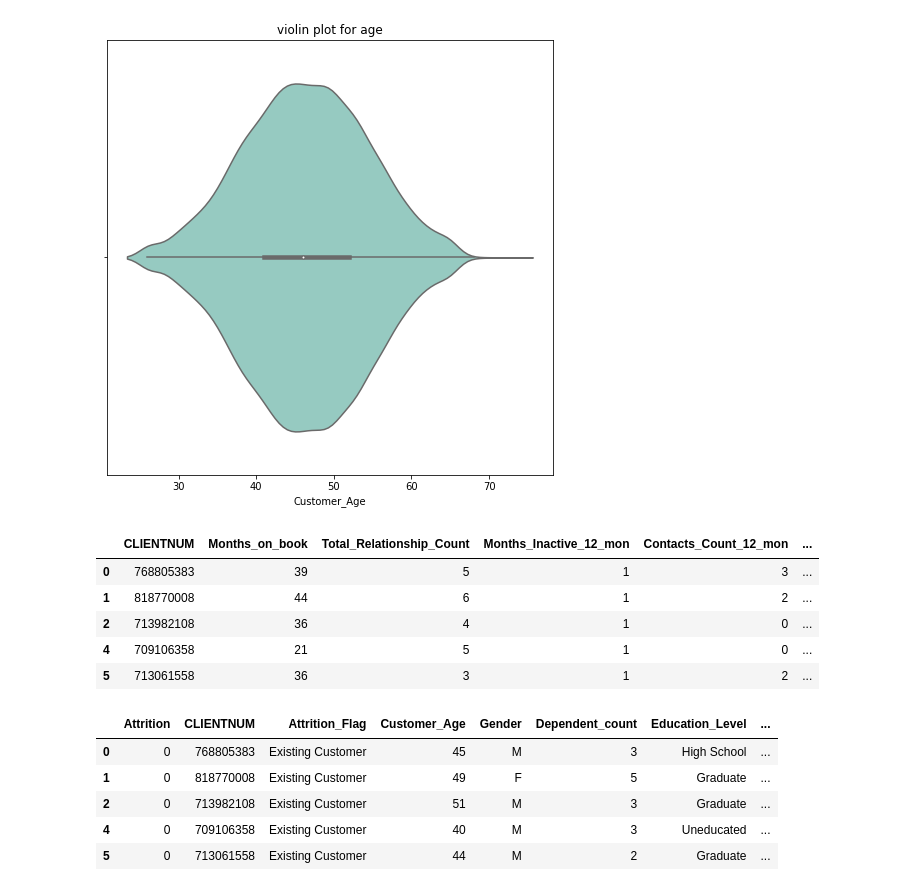
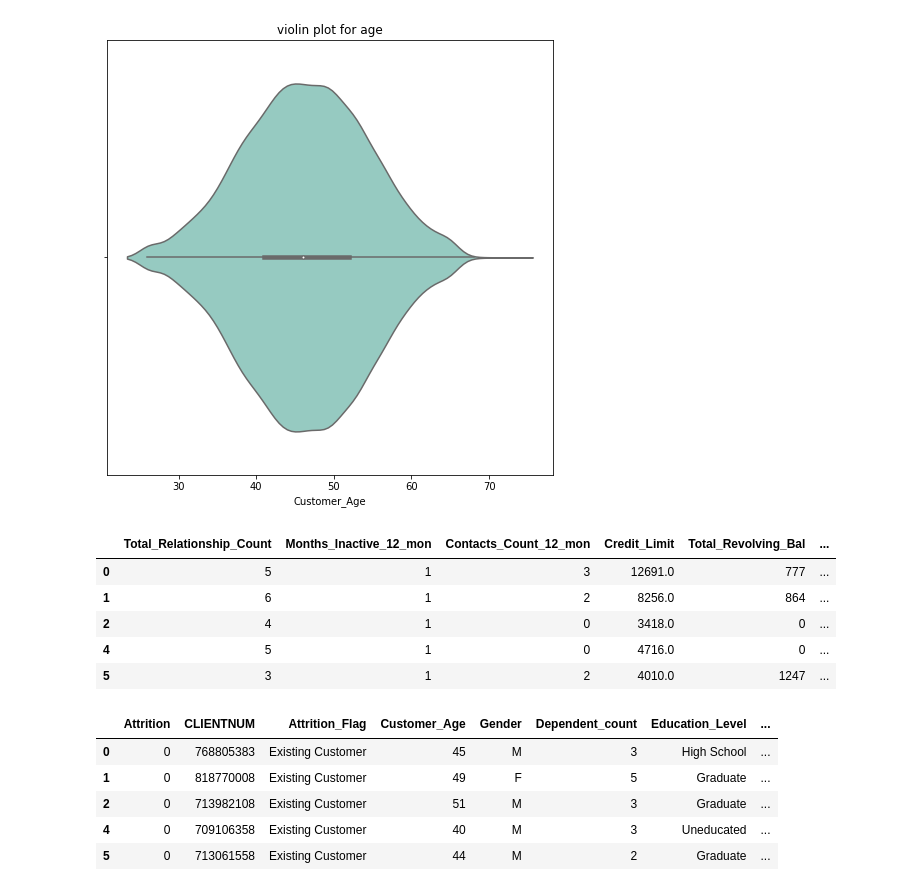
Before and after one commit to Ayomi-tech/Bank-Customers-and-Attrition., a Jupyter notebook: Bank_Churners.ipynb, the cells around one changed output. Cells and saved outputs as stored; diff of their text form; code cells hidden in the pictures.

```diff
--- a/Bank_Churners.ipynb
+++ b/Bank_Churners.ipynb
@@ -23,0 +74,5 @@ card.head()
+# %%
+# we drop the rows with 'Unknown' values for 'Marital_Status' & 'income category':
+card.drop(card[card['Education_Level'].str.contains('Unknown')].index, inplace=True)
+card.drop(card[card['Marital_Status'].str.contains('Unknown')].index, inplace=True)
+card.drop(card[card['Income_Category'].str.contains('Unknown')].index, inplace=True)
@@ -272,15 +332,15 @@ plt.show()
 # %% [output]
 [figure]
 # %%
-# lets take the numeric columns, and drop some of them:
+# lets take the numeric columns, and drop the variables that have the least correlation with attrition:
 num = card.select_dtypes(include=np.number)
-num= num.drop(num[['Attrition', 'Customer_Age', 'Dependent_count']], axis=1)
+num= num.drop(num[['CLIENTNUM','Attrition', 'Customer_Age', 'Dependent_count','Months_on_book', 'Avg_Open_To_Buy']], axis=1)
 num.head()
 # %% [output]
-|  | CLIENTNUM | Months_on_book | Total_Relationship_Count | Months_Inactive_12_mon | Contacts_Count_12_mon | ... |
-| 0 | 768805383 | 39 | 5 | 1 | 3 | ... |
-| 1 | 818770008 | 44 | 6 | 1 | 2 | ... |
-| 2 | 713982108 | 36 | 4 | 1 | 0 | ... |
-| 4 | 709106358 | 21 | 5 | 1 | 0 | ... |
-| 5 | 713061558 | 36 | 3 | 1 | 2 | ... |
+|  | Total_Relationship_Count | Months_Inactive_12_mon | Contacts_Count_12_mon | Credit_Limit | Total_Revolving_Bal | ... |
+| 0 | 5 | 1 | 3 | 12691.0 | 777 | ... |
+| 1 | 6 | 1 | 2 | 8256.0 | 864 | ... |
+| 2 | 4 | 1 | 0 | 3418.0 | 0 | ... |
+| 4 | 5 | 1 | 0 | 4716.0 | 0 | ... |
+| 5 | 3 | 1 | 2 | 4010.0 | 1247 | ... |
 # %%
```
Also changed, not shown: parts of 67 cells of this notebook, 3 other files.
